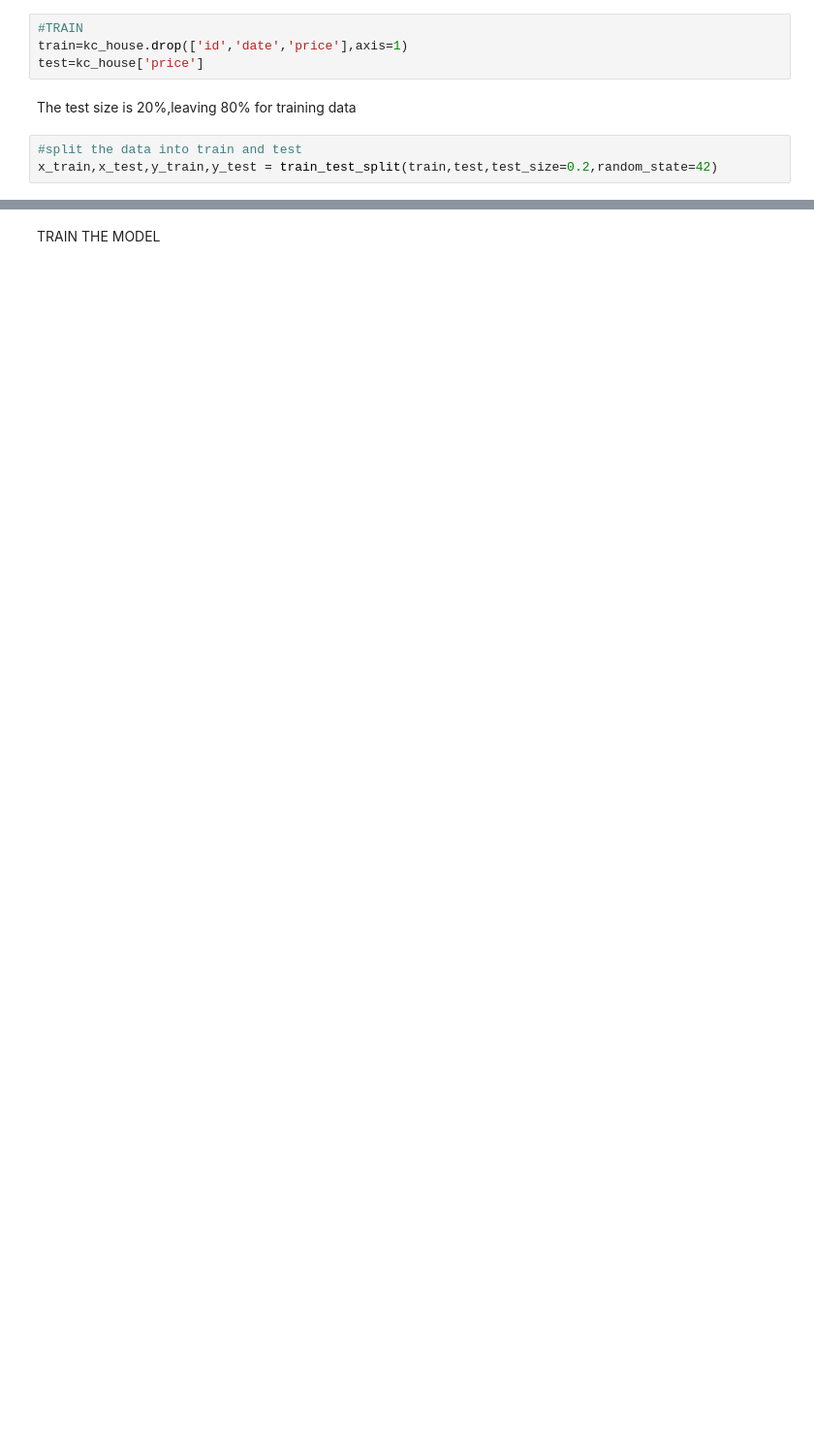
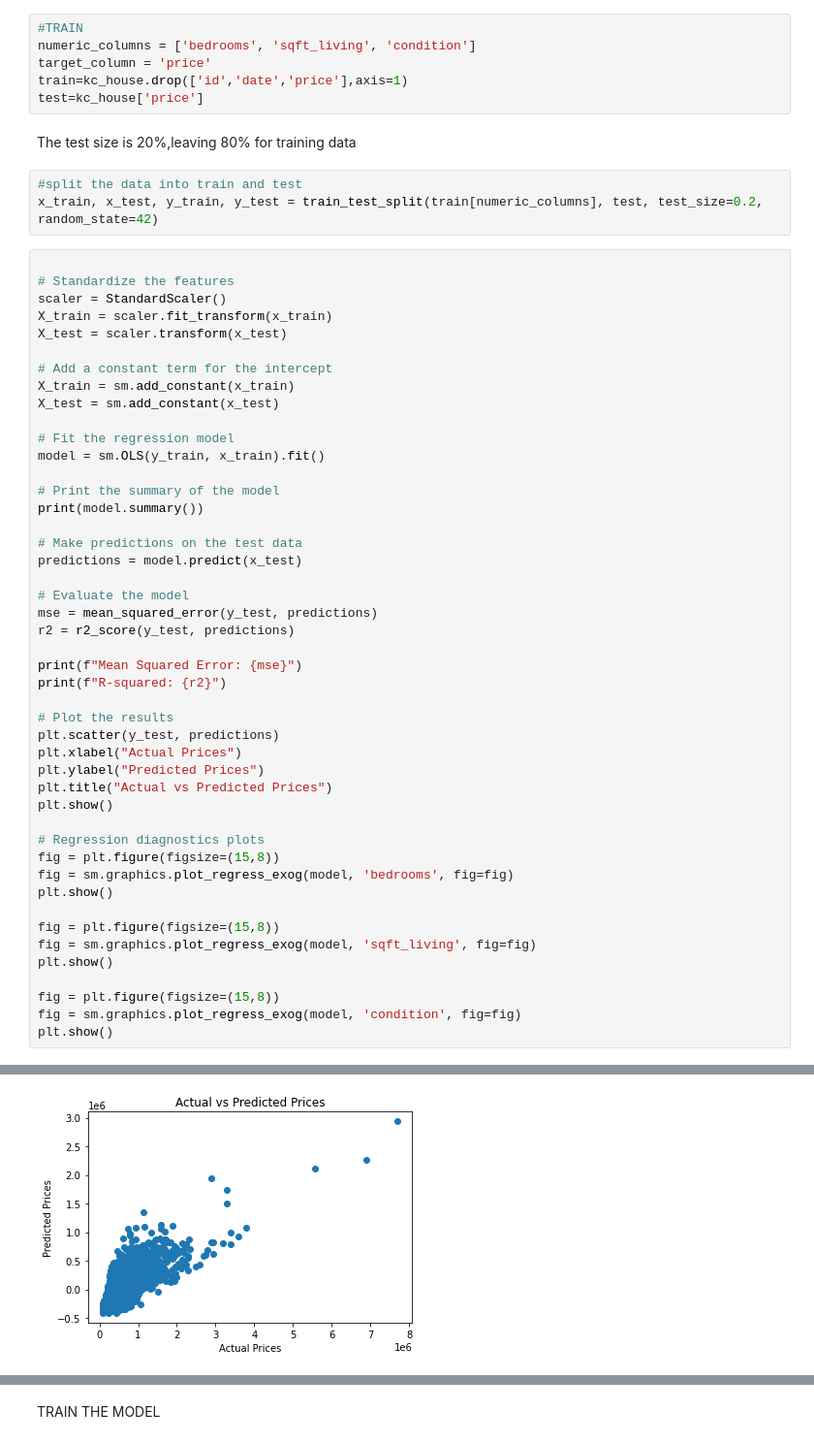
Before and after one commit to gshikanda/dsc-phase-2-project, a Jupyter notebook: student.ipynb, the cells around one changed output, grey strips where cells are left out. Shown at 97% size. Cells and saved outputs as stored; diff of their text form; blank space fills up the shorter version.

Commit message:
finding r_2 score

```diff
--- a/student.ipynb
+++ b/student.ipynb
@@ -493,10 +481,59 @@ In the plot, the residuals show a funnel shape, widening as the fitted values in
 # TRAIN- TEST- SPLIT AND DETECTING OVERFITTING
 # %%
 #TRAIN
+numeric_columns = ['bedrooms', 'sqft_living', 'condition']
+target_column = 'price'
 train=kc_house.drop(['id','date','price'],axis=1)
 test=kc_house['price']
 # %% [markdown]
 The test size is 20%,leaving 80% for training data
 # %%
 #split the data into train and test
-x_train,x_test,y_train,y_test = train_test_split(train,test,test_size=0.2,random_state=42)
+x_train, x_test, y_train, y_test = train_test_split(train[numeric_columns], test, test_size=0.2, random_state=42)
+# %%
+
+# Standardize the features
+scaler = StandardScaler()
+X_train = scaler.fit_transform(x_train)
+X_test = scaler.transform(x_test)
+
+# Add a constant term for the intercept
+X_train = sm.add_constant(x_train)
+X_test = sm.add_constant(x_test)
+
+# Fit the regression model
+model = sm.OLS(y_train, x_train).fit()
+
+# Print the summary of the model
+print(model.summary())
+
+# Make predictions on the test data
+predictions = model.predict(x_test)
+
+# Evaluate the model
+mse = mean_squared_error(y_test, predictions)
+r2 = r2_score(y_test, predictions)
+
+print(f"Mean Squared Error: {mse}")
+print(f"R-squared: {r2}")
+
+# Plot the results
+plt.scatter(y_test, predictions)
+plt.xlabel("Actual Prices")
+plt.ylabel("Predicted Prices")
+plt.title("Actual vs Predicted Prices")
+plt.show()
+
+# Regression diagnostics plots
+fig = plt.figure(figsize=(15,8))
+fig = sm.graphics.plot_regress_exog(model, 'bedrooms', fig=fig)
+plt.show()
+
+fig = plt.figure(figsize=(15,8))
+fig = sm.graphics.plot_regress_exog(model, 'sqft_living', fig=fig)
+plt.show()
+
+fig = plt.figure(figsize=(15,8))
+fig = sm.graphics.plot_regress_exog(model, 'condition', fig=fig)
+plt.show()
+# %% [output]
@@ -502,0 +557 @@ x_train,x_test,y_train,y_test = train_test_split(train,test,test_size=0.2,random
+[figure, added]
```
Also changed, not shown: parts of 18 cells of this notebook.
